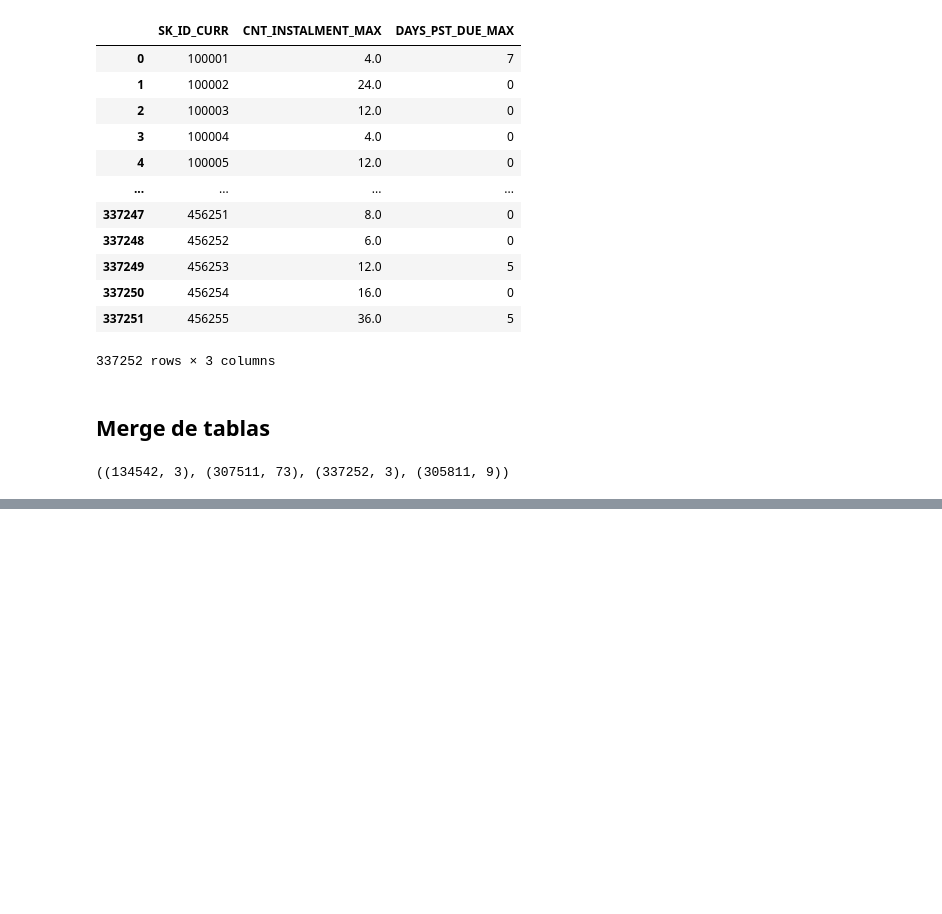
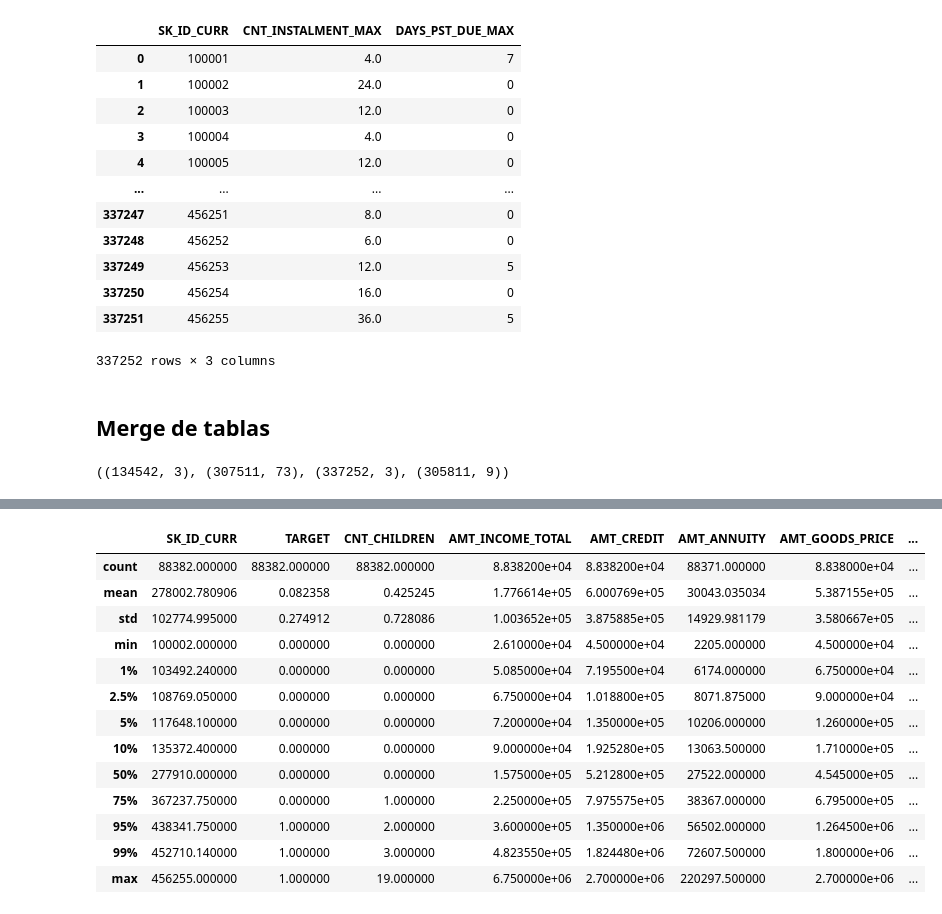
Before and after one commit to No-Country-simulation/c23-16-data, a Jupyter notebook: Home Credit Default Risk.ipynb, the cells around one changed output, grey strips where cells are left out. Drawn from its saved outputs; the diff is of its cells as text; code cells hidden in the pictures; blank space fills up the shorter version.

```diff
--- a/Home Credit Default Risk.ipynb
+++ b/Home Credit Default Risk.ipynb
@@ -1096,3 +1103,9 @@ POS_CASH_balance_mrg
 df_target.shape, df_application_train.shape, POS_CASH_balance_mrg.shape, bureau_mrg.shape
 # %% [output]
 ((134542, 3), (307511, 73), (337252, 3), (305811, 9))
+# %%
+df = df_application_train.merge(df_target, on='SK_ID_CURR', how='inner') \
+    .merge(POS_CASH_balance_mrg, on='SK_ID_CURR', how='inner') \
+    .merge(bureau_mrg, on='SK_ID_CURR', how='inner')
+
+print(df.shape)
@@ -1098,0 +1211,23 @@ df_target.shape, df_application_train.shape, POS_CASH_balance_mrg.shape, bureau_
+# %%
+df_fe = df.copy()
+df_fe['YEAR_REGISTRATION'] = np.trunc(df_fe['DAYS_REGISTRATION']/365)
+df_fe['YEAR_REGISTRATION'] = df_fe['YEAR_REGISTRATION'].where(df_fe['YEAR_REGISTRATION']<0, 0).abs().astype(int)
+
+df_fe['YEAR_ID_PUBLISH'] = np.trunc(df_fe['DAYS_ID_PUBLISH']/365)
+df_fe['YEAR_ID_PUBLISH'] = df_fe['YEAR_ID_PUBLISH'].where(df_fe['YEAR_ID_PUBLISH']<0, 0).abs().astype(int)
+
+df_fe['YEAR_LAST_PHONE_CHANGE'] = np.trunc(df_fe['DAYS_LAST_PHONE_CHANGE']/365)
+df_fe['YEAR_LAST_PHONE_CHANGE'] = df_fe['YEAR_LAST_PHONE_CHANGE'].where(df_fe['YEAR_LAST_PHONE_CHANGE']<0, 0).abs().astype(int)
+
+df_fe['YEAR_SINCE_LAST_APPLICATION'] = np.trunc(df_fe['DAYS_SINCE_LAST_APPLICATION']/365)
+df_fe['YEAR_SINCE_LAST_APPLICATION'] = df_fe['YEAR_SINCE_LAST_APPLICATION'].where(df_fe['YEAR_SINCE_LAST_APPLICATION']<0, 0).abs().astype(int)
+
+# Educación superior 1 y Educacion baja 0
+df_fe['FLG_EDUCATION_TYPE'] = np.where(df_fe['NAME_EDUCATION_TYPE'].isin(['Higher education ', 'Academic degree']), 1, 0)
+
+# Married', 'Civil marriage' son lo mismo lo agrupo a Married
+df_fe['NAME_FAMILY_STATUS'] = np.where(df_fe['NAME_FAMILY_STATUS'].isin(['Married', 'Civil marriage']), 'Married', df_fe['NAME_FAMILY_STATUS'])
+
+
+
+df_fe.drop(columns = ['DAYS_REGISTRATION', 'DAYS_ID_PUBLISH', 'DAYS_LAST_PHONE_CHANGE', 'DAYS_SINCE_LAST_APPLICATION' , 'NAME_EDUCATION_TYPE'], inplace=True)
@@ -1098,0 +1243,17 @@ df_target.shape, df_application_train.shape, POS_CASH_balance_mrg.shape, bureau_
+# %%
+df_fe.describe(percentiles= [0.01, 0.025, 0.05, 0.1, 0.5, 0.75, 0.95, 0.99])
+# %% [output]
+|  | SK_ID_CURR | TARGET | CNT_CHILDREN | AMT_INCOME_TOTAL | AMT_CREDIT | AMT_ANNUITY | AMT_GOODS_PRICE | ... |
+| count | 88382.000000 | 88382.000000 | 88382.000000 | 8.838200e+04 | 8.838200e+04 | 88371.000000 | 8.838000e+04 | ... |
+| mean | 278002.780906 | 0.082358 | 0.425245 | 1.776614e+05 | 6.000769e+05 | 30043.035034 | 5.387155e+05 | ... |
+| std | 102774.995000 | 0.274912 | 0.728086 | 1.003652e+05 | 3.875885e+05 | 14929.981179 | 3.580667e+05 | ... |
+| min | 100002.000000 | 0.000000 | 0.000000 | 2.610000e+04 | 4.500000e+04 | 2205.000000 | 4.500000e+04 | ... |
+| 1% | 103492.240000 | 0.000000 | 0.000000 | 5.085000e+04 | 7.195500e+04 | 6174.000000 | 6.750000e+04 | ... |
+| 2.5% | 108769.050000 | 0.000000 | 0.000000 | 6.750000e+04 | 1.018800e+05 | 8071.875000 | 9.000000e+04 | ... |
+| 5% | 117648.100000 | 0.000000 | 0.000000 | 7.200000e+04 | 1.350000e+05 | 10206.000000 | 1.260000e+05 | ... |
+| 10% | 135372.400000 | 0.000000 | 0.000000 | 9.000000e+04 | 1.925280e+05 | 13063.500000 | 1.710000e+05 | ... |
+| 50% | 277910.000000 | 0.000000 | 0.000000 | 1.575000e+05 | 5.212800e+05 | 27522.000000 | 4.545000e+05 | ... |
+| 75% | 367237.750000 | 0.000000 | 1.000000 | 2.250000e+05 | 7.975575e+05 | 38367.000000 | 6.795000e+05 | ... |
+| 95% | 438341.750000 | 1.000000 | 2.000000 | 3.600000e+05 | 1.350000e+06 | 56502.000000 | 1.264500e+06 | ... |
+| 99% | 452710.140000 | 1.000000 | 3.000000 | 4.823550e+05 | 1.824480e+06 | 72607.500000 | 1.800000e+06 | ... |
+| max | 456255.000000 | 1.000000 | 19.000000 | 6.750000e+06 | 2.700000e+06 | 220297.500000 | 2.700000e+06 | ... |
```
Also changed, not shown: parts of 25 cells of this notebook.
